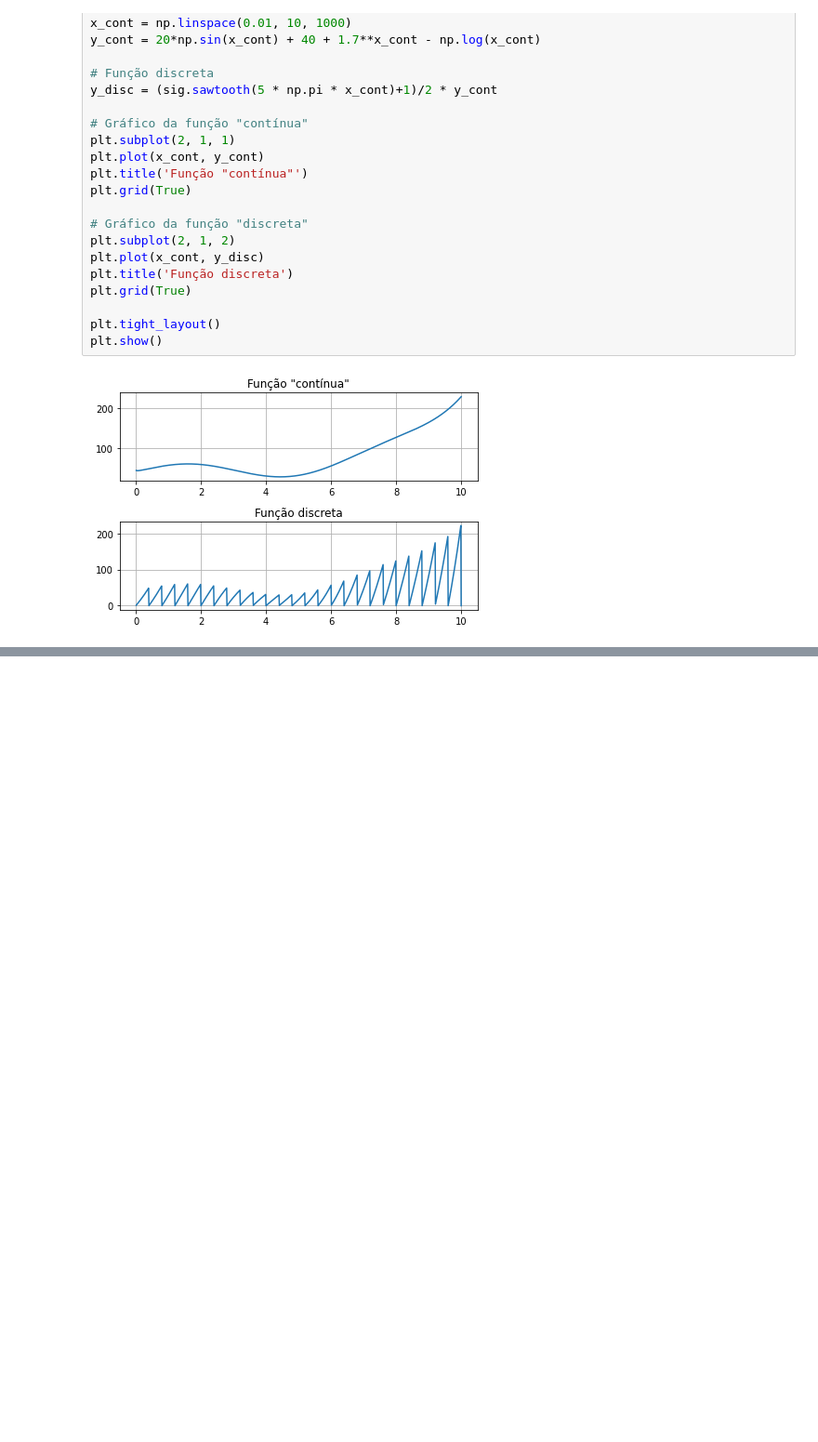
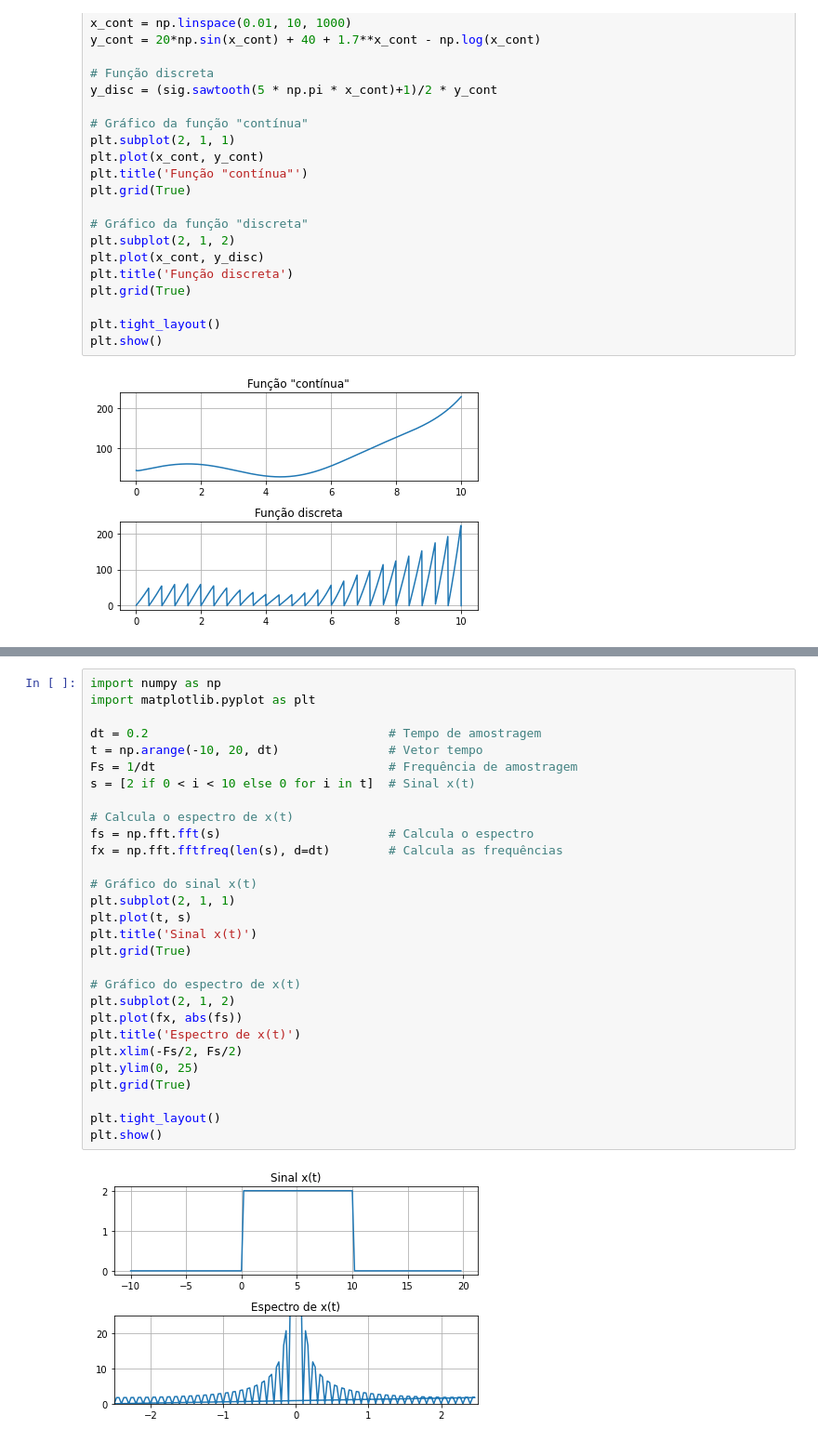
Before and after one commit to leonardoSaaads/ProcessamentoDigitalSinais, a Jupyter notebook: Unidade 2/amostragem.ipynb, the cells around one changed output, grey strips where cells are left out. Shown at 93% size. Saved outputs shown, nothing was run; the diff lists cells and outputs as text; blank space fills up the shorter version.

Commit message:
update readme, photos, amostragem, exercios as reconstrucao

```diff
--- a/Unidade 2/amostragem.ipynb
+++ b/Unidade 2/amostragem.ipynb
@@ -197,0 +208,31 @@ plt.show()
+# %%
+import numpy as np
+import matplotlib.pyplot as plt
+
+dt = 0.2                                 # Tempo de amostragem
+t = np.arange(-10, 20, dt)               # Vetor tempo
+Fs = 1/dt                                # Frequência de amostragem
+s = [2 if 0 < i < 10 else 0 for i in t]  # Sinal x(t)
+
+# Calcula o espectro de x(t)
+fs = np.fft.fft(s)                       # Calcula o espectro
+fx = np.fft.fftfreq(len(s), d=dt)        # Calcula as frequências
+
+# Gráfico do sinal x(t)
+plt.subplot(2, 1, 1)
+plt.plot(t, s)
+plt.title('Sinal x(t)')
+plt.grid(True)
+
+# Gráfico do espectro de x(t)
+plt.subplot(2, 1, 2)
+plt.plot(fx, abs(fs))
+plt.title('Espectro de x(t)')
+plt.xlim(-Fs/2, Fs/2)
+plt.ylim(0, 25)
+plt.grid(True)
+
+plt.tight_layout()
+plt.show()
+# %% [output]
+[figure, added]
```
Also changed, not shown: parts of 5 cells of this notebook, 5 other files.
